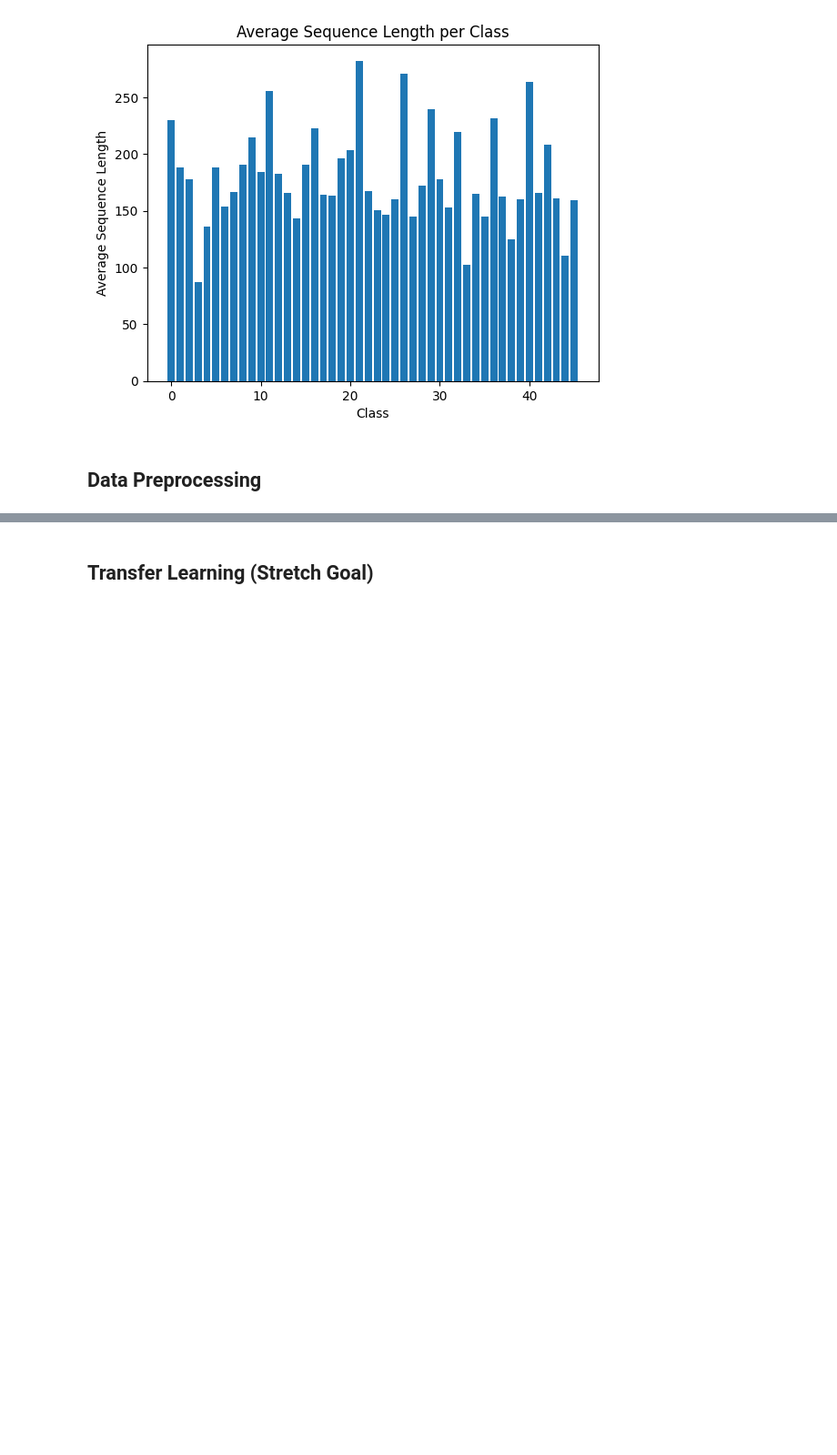
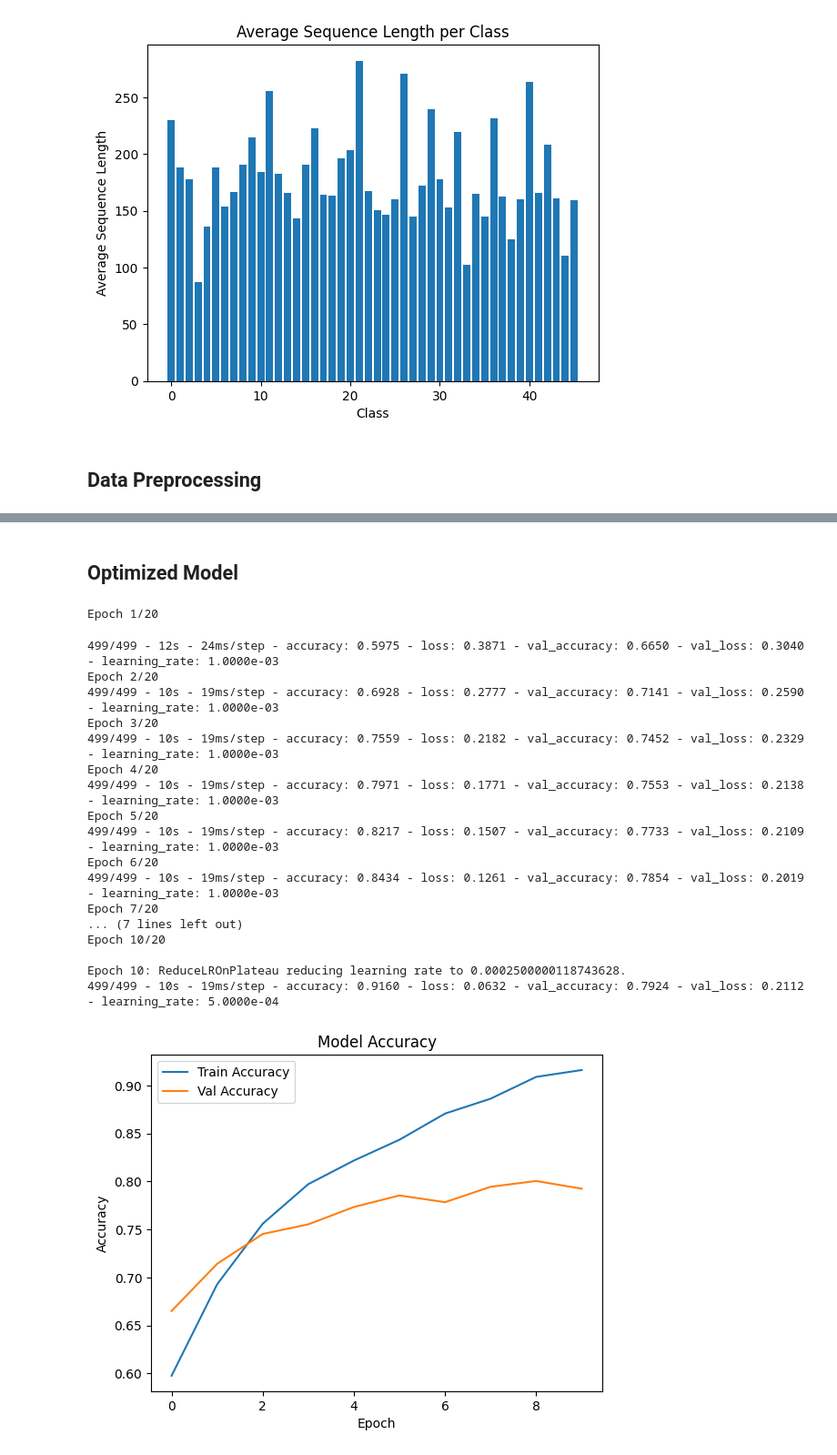
Before and after one commit to noahtrilling/csc-6621-final-project, a Jupyter notebook: main.ipynb, the cells around one changed output, grey strips where cells are left out. Shown at 91% size. Cells and saved outputs as stored; diff of their text form; code cells hidden in the pictures; blank space fills up the shorter version.

```diff
--- a/main.ipynb
+++ b/main.ipynb
@@ -200,2 +224,73 @@ Test Accuracy: 0.74
 # %% [markdown]
-## Transfer Learning (Stretch Goal)
+## Optimized Model
+# %%
+reduce_lr = ReduceLROnPlateau(
+    monitor='val_loss',
+    factor=0.5,
+    patience=2,
+    min_lr=1e-5,
+    verbose=1
+)
+
+early_stopping = EarlyStopping(
+    monitor='val_loss',
+    patience=4,
+    restore_best_weights=True
+)
+
+model = Sequential([
+    Embedding(
+        input_dim=vocabulary_size,
+        output_dim=256,
+        input_length=max_sequence_length
+    ),
+    Bidirectional(LSTM(
+        units=64,
+        return_sequences=False,
+        dropout=0.1
+    )),
+    Dense(
+        units=64,
+        activation='relu',
+        kernel_regularizer=l2(0.0001)
+    ),
+    Dropout(0.4),
+    Dense(num_classes, activation='softmax')
+])
+
+model.compile(
+    optimizer=AdamW(),
+    loss=CategoricalFocalCrossentropy(gamma=1.5),
+    metrics=['accuracy']
+)
+
+history = model.fit(
+    x_train_padded, y_train_cat,
+    validation_data=(x_val_padded, y_val_cat),
+    epochs=20,
+    batch_size=16,
+    callbacks=[early_stopping, reduce_lr],
+    verbose=2
+)
+
+evaluate_model(model, history, x_test_padded, y_test_cat)
+# %% [output]
+Epoch 1/20
+499/499 - 12s - 24ms/step - accuracy: 0.5975 - loss: 0.3871 - val_accuracy: 0.6650 - val_loss: 0.3040 - learning_rate: 1.0000e-03
+Epoch 2/20
+499/499 - 10s - 19ms/step - accuracy: 0.6928 - loss: 0.2777 - val_accuracy: 0.7141 - val_loss: 0.2590 - learning_rate: 1.0000e-03
+Epoch 3/20
+499/499 - 10s - 19ms/step - accuracy: 0.7559 - loss: 0.2182 - val_accuracy: 0.7452 - val_loss: 0.2329 - learning_rate: 1.0000e-03
+Epoch 4/20
+499/499 - 10s - 19ms/step - accuracy: 0.7971 - loss: 0.1771 - val_accuracy: 0.7553 - val_loss: 0.2138 - learning_rate: 1.0000e-03
+Epoch 5/20
+499/499 - 10s - 19ms/step - accuracy: 0.8217 - loss: 0.1507 - val_accuracy: 0.7733 - val_loss: 0.2109 - learning_rate: 1.0000e-03
+Epoch 6/20
+499/499 - 10s - 19ms/step - accuracy: 0.8434 - loss: 0.1261 - val_accuracy: 0.7854 - val_loss: 0.2019 - learning_rate: 1.0000e-03
+Epoch 7/20
+... (7 lines left out)
+Epoch 10/20
+
+Epoch 10: ReduceLROnPlateau reducing learning rate to 0.0002500000118743628.
+499/499 - 10s - 19ms/step - accuracy: 0.9160 - loss: 0.0632 - val_accuracy: 0.7924 - val_loss: 0.2112 - learning_rate: 5.0000e-04
+[figure, added]
```
Also changed, not shown: parts of 15 cells of this notebook, 2 other files.
